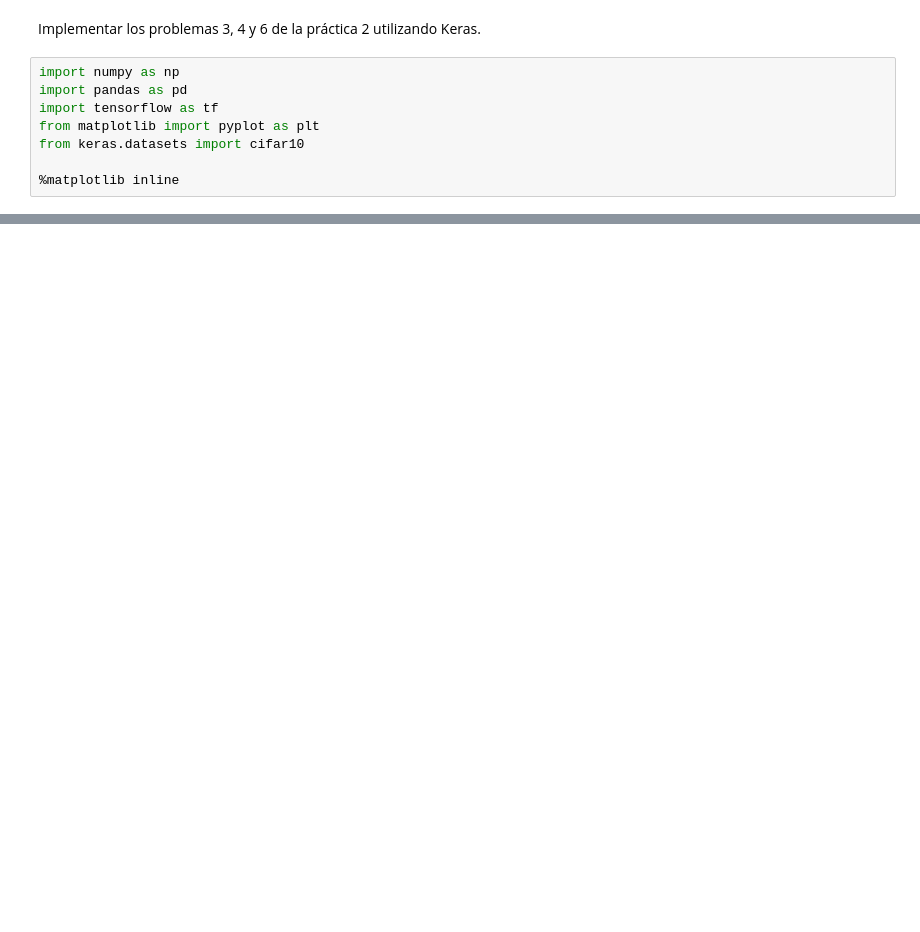
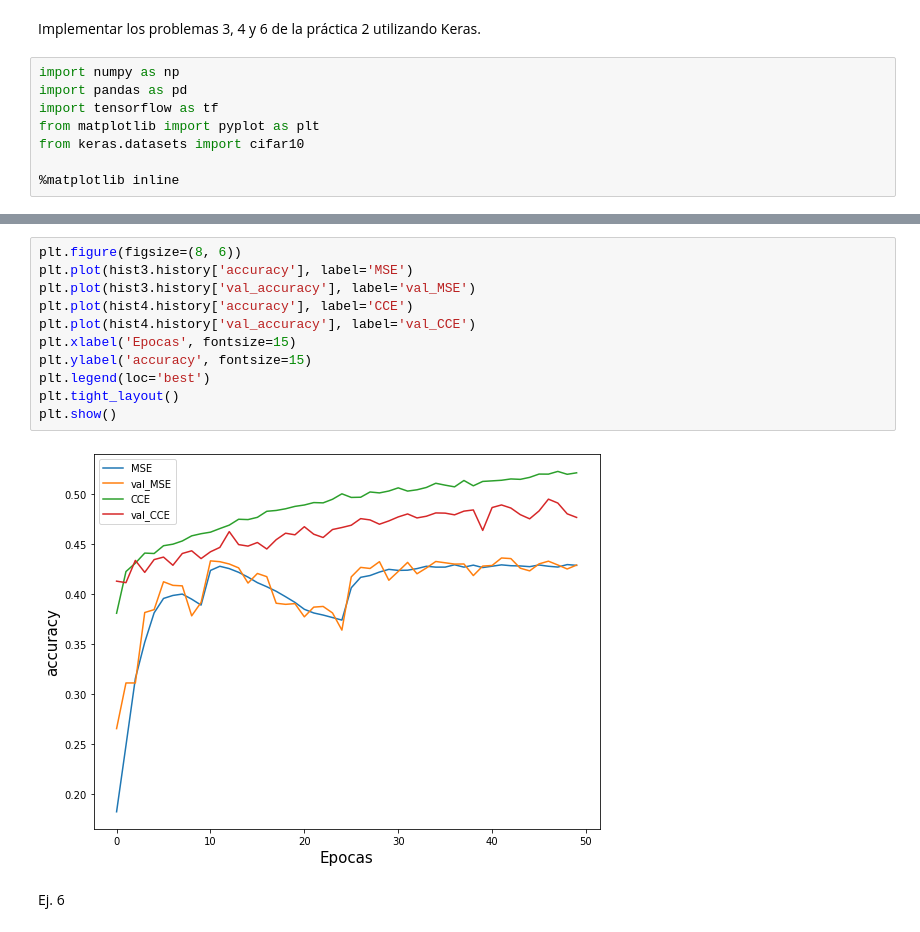
Before and after one commit to lautarogiordano/DL-IB-Exs, a Jupyter notebook: P3/Ej_2.ipynb, the cells around one changed output, grey strips where cells are left out. Cells and saved outputs as stored; diff of their text form; blank space fills up the shorter version.

```diff
--- a/P3/Ej_2.ipynb
+++ b/P3/Ej_2.ipynb
@@ -49,0 +182,15 @@ model.summary()
+# %%
+plt.figure(figsize=(8, 6))
+plt.plot(hist3.history['accuracy'], label='MSE')
+plt.plot(hist3.history['val_accuracy'], label='val_MSE')
+plt.plot(hist4.history['accuracy'], label='CCE')
+plt.plot(hist4.history['val_accuracy'], label='val_CCE')
+plt.xlabel('Epocas', fontsize=15)
+plt.ylabel('accuracy', fontsize=15)
+plt.legend(loc='best')
+plt.tight_layout()
+plt.show()
+# %% [output]
+[figure, added]
+# %% [markdown]
+Ej. 6
```
Also changed, not shown: parts of 13 cells of this notebook.
